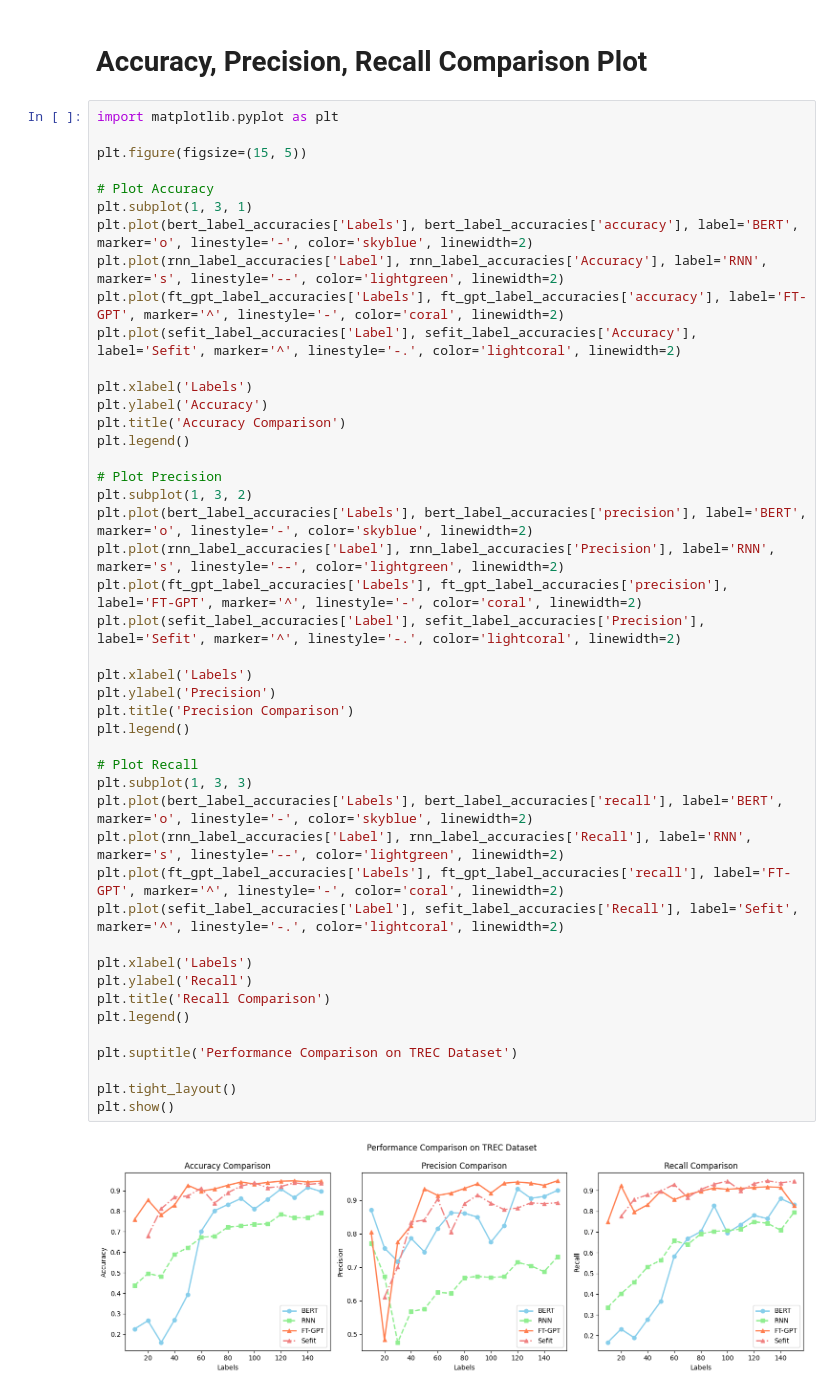
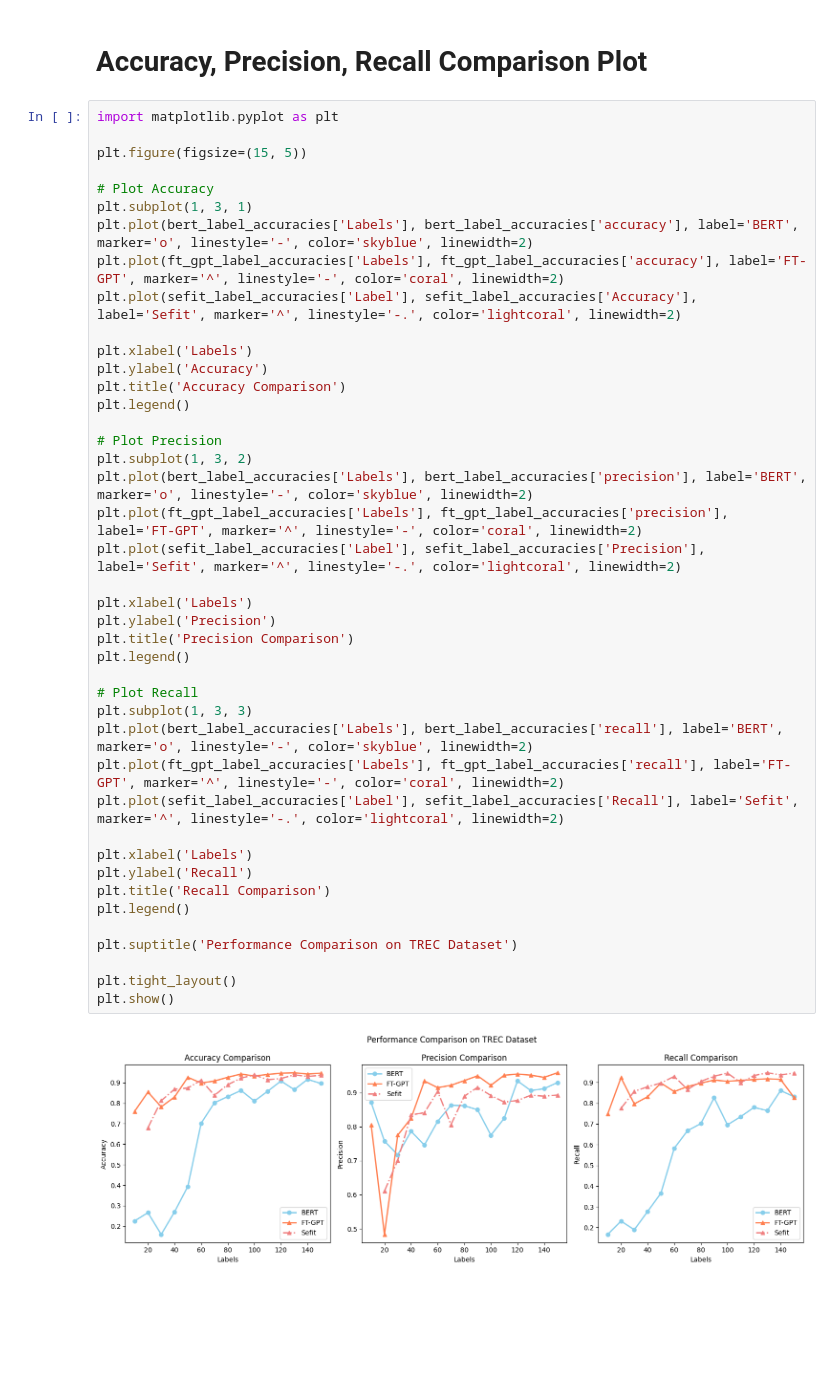
Before and after one commit to iiWhiteii/Anote-Text-Classification, a Jupyter notebook: TREC Dataset/Coarse_Label/Overall Evaluation/Overall_Label_Accuracies.ipynb, the cells around one changed output. Saved outputs shown, nothing was run; the diff lists cells and outputs as text; blank space fills up the shorter version.

```diff
--- a/TREC Dataset/Coarse_Label/Overall Evaluation/Overall_Label_Accuracies.ipynb
+++ b/TREC Dataset/Coarse_Label/Overall Evaluation/Overall_Label_Accuracies.ipynb
@@ -34,7 +34,6 @@ plt.figure(figsize=(15, 5))
 # Plot Accuracy
 plt.subplot(1, 3, 1)
 plt.plot(bert_label_accuracies['Labels'], bert_label_accuracies['accuracy'], label='BERT', marker='o', linestyle='-', color='skyblue', linewidth=2)
-plt.plot(rnn_label_accuracies['Label'], rnn_label_accuracies['Accuracy'], label='RNN', marker='s', linestyle='--', color='lightgreen', linewidth=2)
 plt.plot(ft_gpt_label_accuracies['Labels'], ft_gpt_label_accuracies['accuracy'], label='FT-GPT', marker='^', linestyle='-', color='coral', linewidth=2)
 plt.plot(sefit_label_accuracies['Label'], sefit_label_accuracies['Accuracy'], label='Sefit', marker='^', linestyle='-.', color='lightcoral', linewidth=2)
 
@@ -43,33 +42,31 @@ plt.ylabel('Accuracy')
 plt.title('Accuracy Comparison')
 plt.legend()
 
 # Plot Precision
 plt.subplot(1, 3, 2)
 plt.plot(bert_label_accuracies['Labels'], bert_label_accuracies['precision'], label='BERT', marker='o', linestyle='-', color='skyblue', linewidth=2)
-plt.plot(rnn_label_accuracies['Label'], rnn_label_accuracies['Precision'], label='RNN', marker='s', linestyle='--', color='lightgreen', linewidth=2)
 plt.plot(ft_gpt_label_accuracies['Labels'], ft_gpt_label_accuracies['precision'], label='FT-GPT', marker='^', linestyle='-', color='coral', linewidth=2)
 plt.plot(sefit_label_accuracies['Label'], sefit_label_accuracies['Precision'], label='Sefit', marker='^', linestyle='-.', color='lightcoral', linewidth=2)
 
 plt.xlabel('Labels')
 plt.ylabel('Precision')
 plt.title('Precision Comparison')
 plt.legend()
 
 # Plot Recall
 plt.subplot(1, 3, 3)
 plt.plot(bert_label_accuracies['Labels'], bert_label_accuracies['recall'], label='BERT', marker='o', linestyle='-', color='skyblue', linewidth=2)
-plt.plot(rnn_label_accuracies['Label'], rnn_label_accuracies['Recall'], label='RNN', marker='s', linestyle='--', color='lightgreen', linewidth=2)
 plt.plot(ft_gpt_label_accuracies['Labels'], ft_gpt_label_accuracies['recall'], label='FT-GPT', marker='^', linestyle='-', color='coral', linewidth=2)
 plt.plot(sefit_label_accuracies['Label'], sefit_label_accuracies['Recall'], label='Sefit', marker='^', linestyle='-.', color='lightcoral', linewidth=2)
 
 plt.xlabel('Labels')
 plt.ylabel('Recall')
 plt.title('Recall Comparison')
 plt.legend()
 
 plt.suptitle('Performance Comparison on TREC Dataset')
 
 plt.tight_layout()
 plt.show()
 # %% [output]
-[figure, old version]
+[figure, new version]
```
Also changed, not shown: 6 other files.
